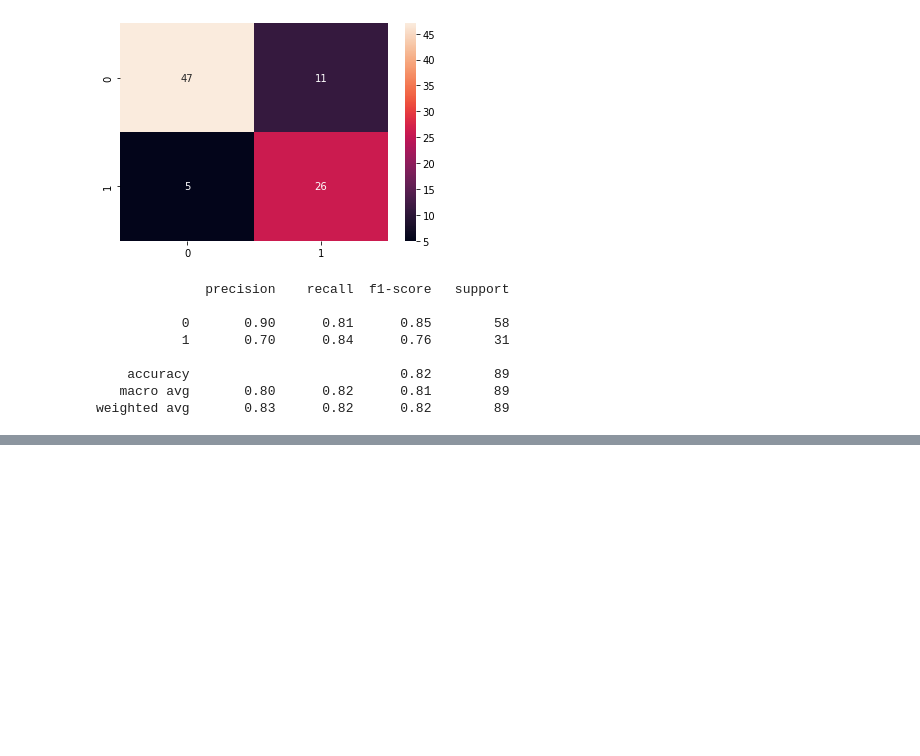
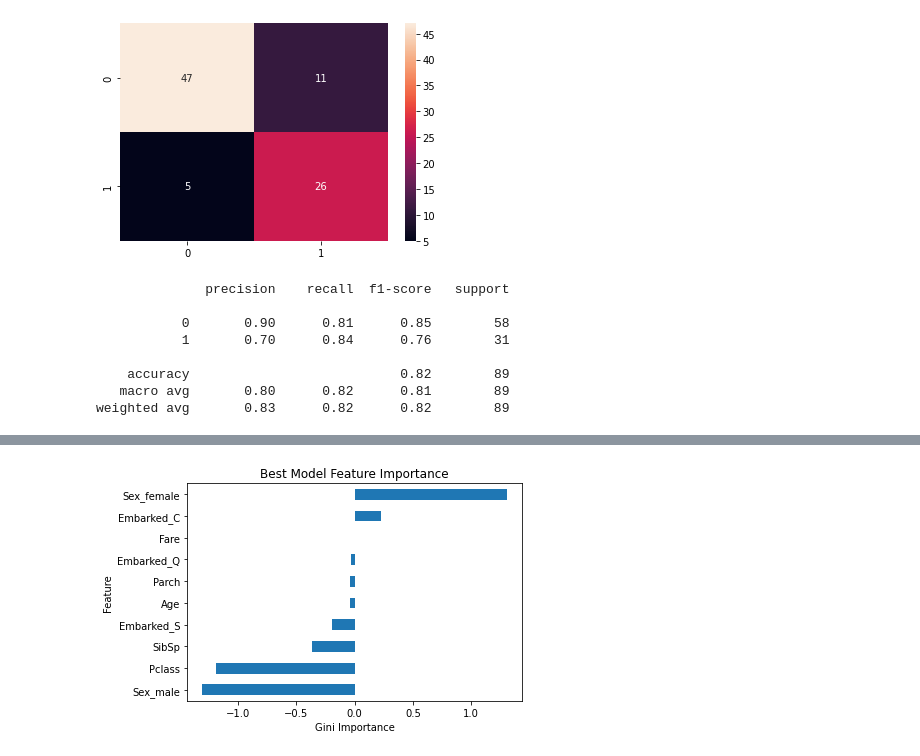
Before and after one commit to Wali-Mohamed/Titanic-Survival-Machine-Learning, a Jupyter notebook: titanic-notebook-w.ipynb, the cells around one changed output, grey strips where cells are left out. Saved outputs shown, nothing was run; the diff lists cells and outputs as text; code cells hidden in the pictures; blank space fills up the shorter version.

```diff
--- a/titanic-notebook-w.ipynb
+++ b/titanic-notebook-w.ipynb
@@ -258,0 +295,7 @@ weighted avg       0.83      0.82      0.82        89
+# %%
+# features
+feat= oh.get_feature_names()
+coef= model.coef_[0]
+#print(coef)
+feat_imp=pd.Series(coef, index=feat).sort_values()
+feat_imp
@@ -258,0 +314,8 @@ weighted avg       0.83      0.82      0.82        89
+# %%
+feat_imp.plot(kind='barh')
+plt.xlabel("Gini Importance")
+plt.ylabel("Feature")
+plt.title("Best Model Feature Importance")
+plt.savefig('logisticreg_importances');
+# %% [output]
+[figure, added]
```
Also changed, not shown: parts of 13 cells of this notebook.
